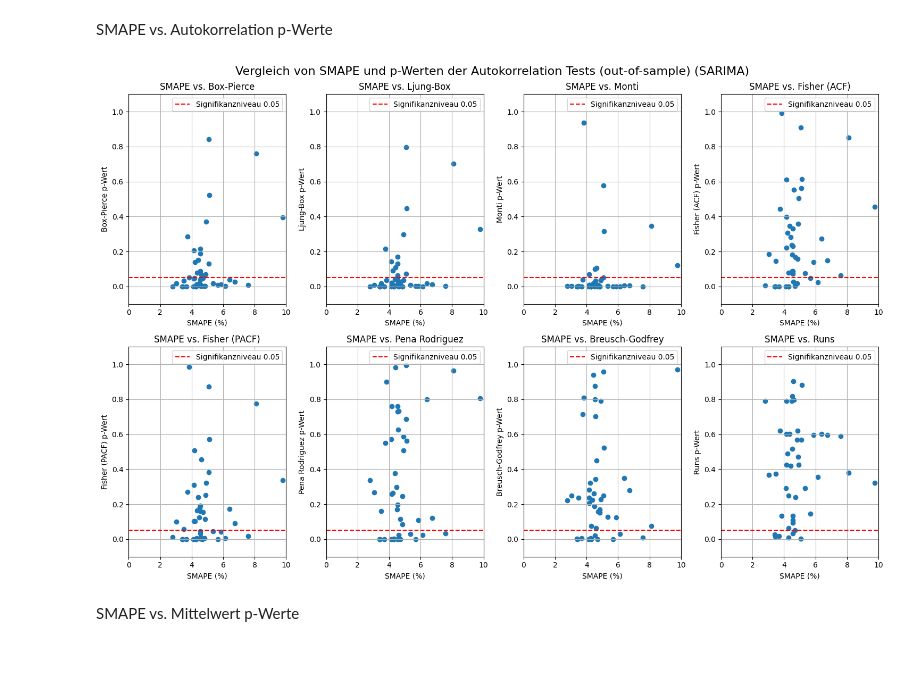
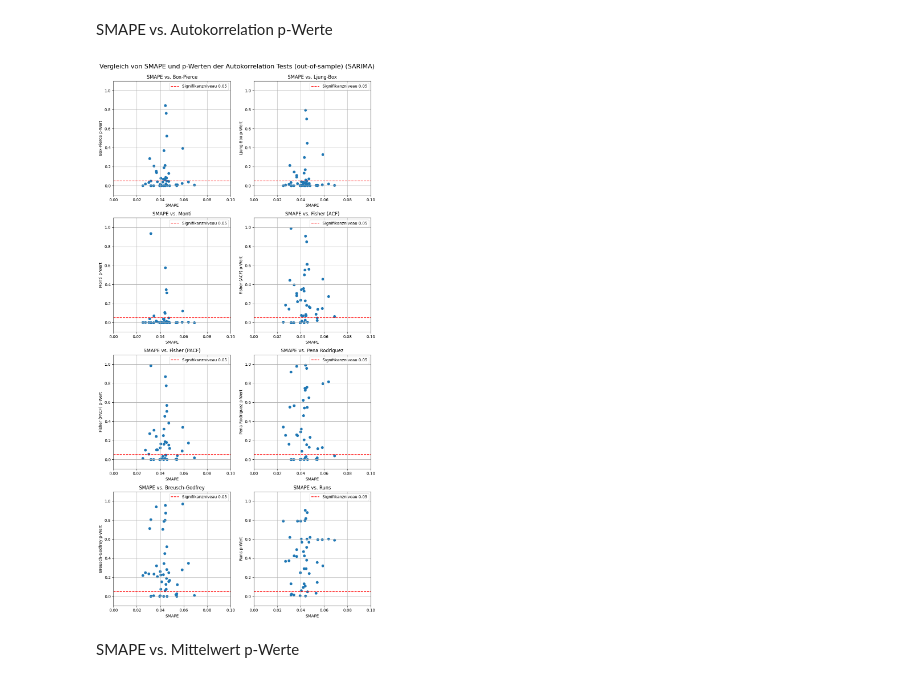
Before and after one commit to netalivo/Bachelor, a Jupyter notebook: main_all_stores.ipynb, the cells around one changed output. Cells and saved outputs as stored; diff of their text form; code cells hidden in the pictures.

```diff
--- a/main_all_stores.ipynb
+++ b/main_all_stores.ipynb
@@ -432,25 +433,26 @@ Median: 4.302500501182228 %
 # %% [markdown]
 SMAPE vs. Autokorrelation p-Werte
 # %%
-fig, axes = plt.subplots(4, 2, figsize=(15, 10))  # 2 Zeilen, 4 Spalten
+fig, axes = plt.subplots(4, 2, figsize=(10, 20))  # 2 Zeilen, 4 Spalten
 
-
+smape_dec = np.asarray(smape_stats) / 100
 p_values_list = [bp_pvalues, lb_pvalues, m_pvalues, f_pvalues, f2_pvalues, pr2_pvalues, bg_pvalues, rt_pvalues]
 test_names = ["Box-Pierce", "Ljung-Box", "Monti", "Fisher (ACF)", "Fisher (PACF)", "Pena Rodriguez", "Breusch-Godfrey", "Runs"]
 
 for i, ax in enumerate(axes.flat):
-    ax.scatter(smape_stats, p_values_list[i])
-    ax.set_xlabel('SMAPE (%)')
+    ax.scatter(smape_dec, p_values_list[i])
+    ax.set_xlabel('SMAPE')
     ax.set_ylabel(f'{test_names[i]} p-Wert')
     ax.set_title(f'SMAPE vs. {test_names[i]}')
     ax.grid(True)
     ax.axhline(0.05, color='red', linestyle='--', label='Signifikanzniveau 0.05')
     ax.legend()
-    ax.set_xlim(0, 10)
+    ax.set_xlim(0, 0.1)
     ax.set_ylim(-0.1, 1.1)
 
 
 fig.suptitle('Vergleich von SMAPE und p-Werten der Autokorrelation Tests (in-sample) ({})'.format(model_type), fontsize=16)
 plt.tight_layout()
+fig.subplots_adjust(top=0.95)
 plt.show()
 # %% [output]
@@ -460,22 +470,24 @@ SMAPE vs Mittelwert p-Werte
 # %%
 fig, axes = plt.subplots(2, 2, figsize=(10, 10))
 
-
+smape_dec = np.asarray(smape_stats) / 100
 p_values_list = [t_pvalues, w_pvalues, b_pvalues, k_pvalues]
 test_names = ["T-Test", "Wilkoxon", "Binomial", "Kolmogorov"]
 
 for i, ax in enumerate(axes.flat):
-    ax.scatter(smape_stats, p_values_list[i])
-    ax.set_xlabel('SMAPE (%)')
+    ax.scatter(smape_dec, p_values_list[i])
+    ax.set_xlabel('SMAPE')
     ax.set_ylabel(f'{test_names[i]} p-Wert')
     ax.set_title(f'SMAPE vs. {test_names[i]}')
     ax.grid(True)
     ax.axhline(0.05, color='red', linestyle='--', label='Signifikanzniveau 0.05')
     ax.legend()
-    ax.set_xlim(0, 10)
+    ax.set_xlim(0, 0.1)
     ax.set_ylim(-0.1, 1.1)
 
 
 fig.suptitle('Vergleich von SMAPE und p-Werten der Mittelwert Tests (in-sample) ({})'.format(model_type), fontsize=13)
+plt.tight_layout()
+fig.subplots_adjust(top=0.92)
 plt.show()
 # %% [output]
@@ -847,29 +859,30 @@ Median: 4.541069498653038 %
 # %% [markdown]
 SMAPE vs. Autokorrelation p-Werte
 # %%
-fig, axes = plt.subplots(2, 4, figsize=(15, 10))  # 2 Zeilen, 3 Spalten
+fig, axes = plt.subplots(4, 2, figsize=(10, 20))
 
-
+smape_dec = np.asarray(smape_stats) / 100
 p_values_list = [bp_pvalues, lb_pvalues, m_pvalues, f_pvalues, f2_pvalues, pr2_pvalues, bg_pvalues, rt_pvalues]
 test_names = ["Box-Pierce", "Ljung-Box", "Monti", "Fisher (ACF)", "Fisher (PACF)", "Pena Rodriguez", "Breusch-Godfrey", "Runs"]
 
 for i, ax in enumerate(axes.flat):
-    ax.scatter(smape_stats, p_values_list[i])
-    ax.set_xlabel('SMAPE (%)')
+    ax.scatter(smape_dec, p_values_list[i])
+    ax.set_xlabel('SMAPE')
     ax.set_ylabel(f'{test_names[i]} p-Wert')
     ax.set_title(f'SMAPE vs. {test_names[i]}')
     ax.grid(True)
     ax.axhline(0.05, color='red', linestyle='--', label='Signifikanzniveau 0.05')
     ax.legend()
-    ax.set_xlim(0, 10)
+    ax.set_xlim(0, 0.1)
     ax.set_ylim(-0.1, 1.1)
 
 
 fig.suptitle('Vergleich von SMAPE und p-Werten der Autokorrelation Tests (out-of-sample) ({})'.format(model_type), fontsize=16)
 plt.tight_layout()
+fig.subplots_adjust(top=0.95)
 plt.show()
 # %% [output]
-[figure, old version]
+[figure, new version]
 # %% [markdown]
 SMAPE vs. Mittelwert p-Werte
 # %%
```
Also changed, not shown: parts of 9 cells of this notebook.
